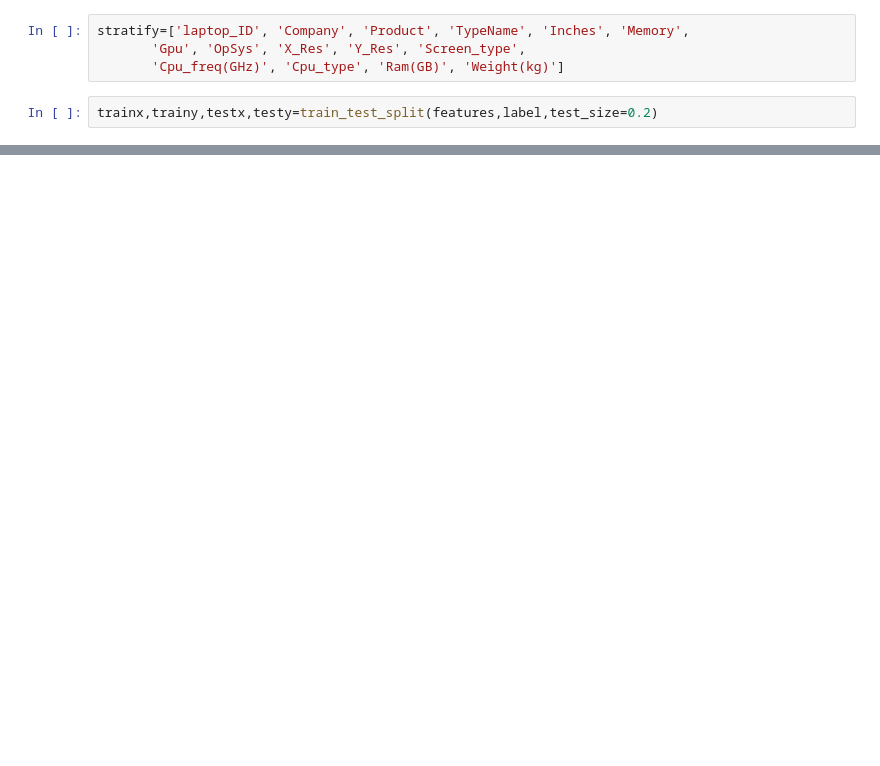
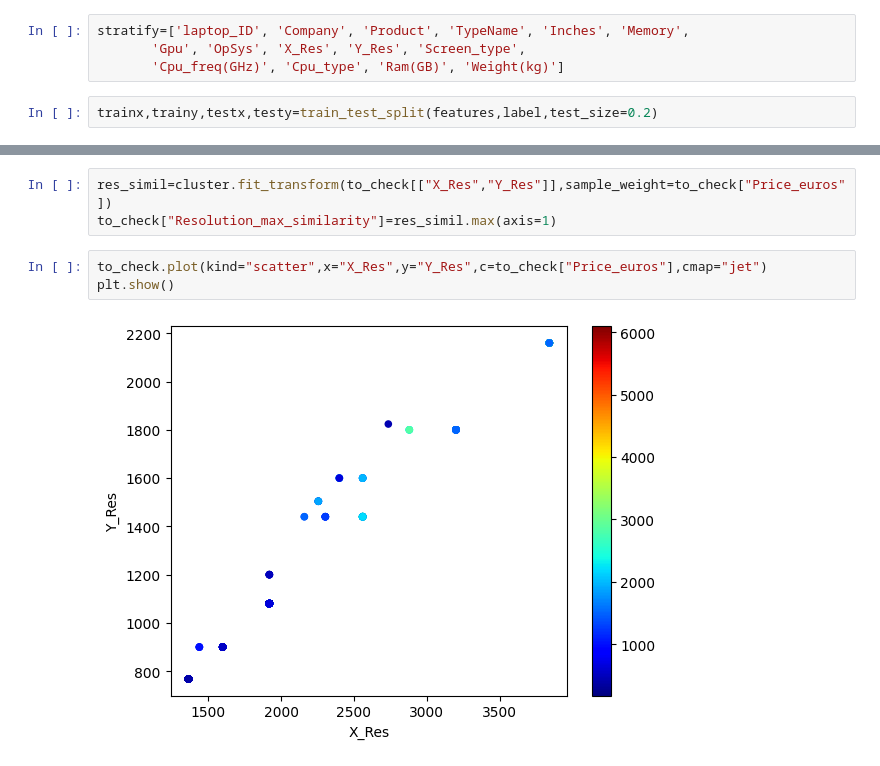
Before and after one commit to Prashant-Bista/Laptop_price_predict, a Jupyter notebook: laptop_predict.ipynb, the cells around one changed output, grey strips where cells are left out. Saved outputs shown, nothing was run; the diff lists cells and outputs as text; blank space fills up the shorter version.

```diff
--- a/laptop_predict.ipynb
+++ b/laptop_predict.ipynb
@@ -337,0 +334,8 @@ trainx
+# %%
+res_simil=cluster.fit_transform(to_check[["X_Res","Y_Res"]],sample_weight=to_check["Price_euros"])
+to_check["Resolution_max_similarity"]=res_simil.max(axis=1)
+# %%
+to_check.plot(kind="scatter",x="X_Res",y="Y_Res",c=to_check["Price_euros"],cmap="jet")
+plt.show()
+# %% [output]
+[figure, added]
```
Also changed, not shown: parts of 14 cells of this notebook.
